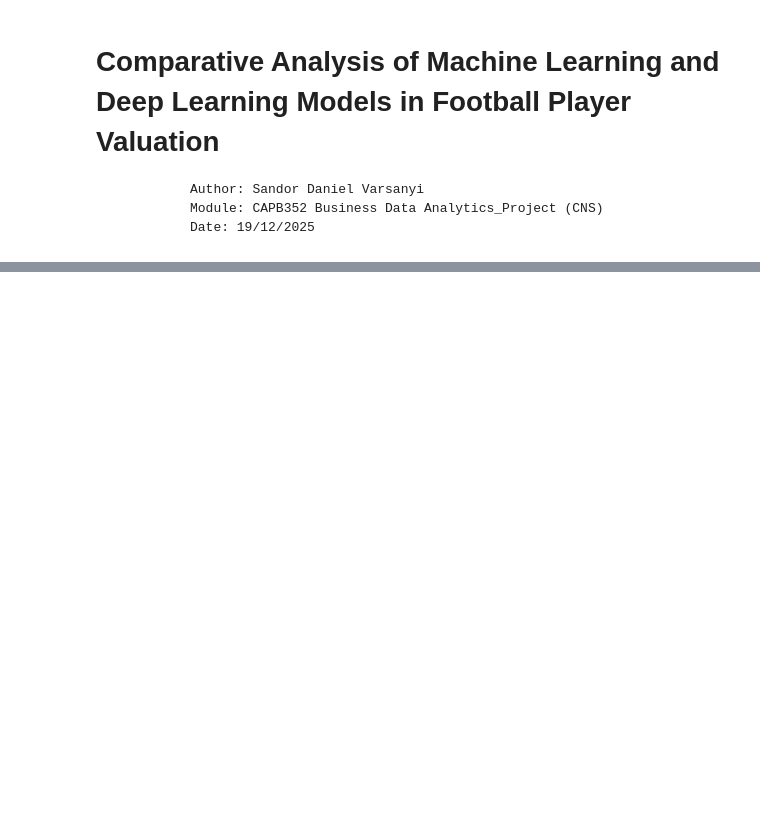
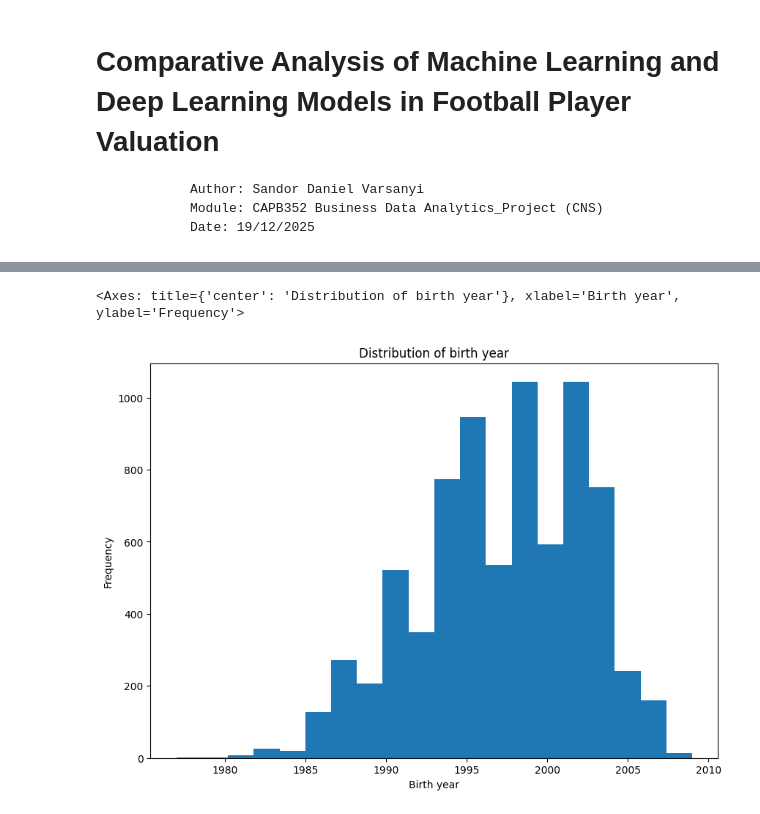
Before and after one commit to sanyi1998/Sandor_Varsanyi_CAPB352_BDA_Project_2025, a Jupyter notebook: Sandor_Varsanyi_CAPB352_final_project.ipynb, the cells around one changed output, grey strips where cells are left out. Drawn from its saved outputs; the diff is of its cells as text; code cells hidden in the pictures; blank space fills up the shorter version.

```diff
--- a/Sandor_Varsanyi_CAPB352_final_project.ipynb
+++ b/Sandor_Varsanyi_CAPB352_final_project.ipynb
@@ -65,0 +91,14 @@ df.shape
+# %%
+# Urls of connection tables and market value tables
+
+team_table_url_1 =   "https://raw.githubusercontent.com/sanyi1998/Sandor_Varsanyi_CAPB352_BDA_Project_2025/refs/heads/main/football_dataset_csv/meta_data/Teams_table.csv"
+
+league_table_url_2 =  "https://raw.githubusercontent.com/sanyi1998/Sandor_Varsanyi_CAPB352_BDA_Project_2025/refs/heads/main/football_dataset_csv/meta_data/league_table.csv"
+
+season_table_url_3 = "https://raw.githubusercontent.com/sanyi1998/Sandor_Varsanyi_CAPB352_BDA_Project_2025/refs/heads/main/football_dataset_csv/meta_data/Season_table.csv"
+
+nation_table_url_4 = "https://raw.githubusercontent.com/sanyi1998/Sandor_Varsanyi_CAPB352_BDA_Project_2025/refs/heads/main/football_dataset_csv/meta_data/Nation_table_final.csv"
+
+player_table_url_5 = "https://raw.githubusercontent.com/sanyi1998/Sandor_Varsanyi_CAPB352_BDA_Project_2025/refs/heads/main/football_dataset_csv/meta_data/player_table_final.csv"
+
+market_value_url_6 = "https://raw.githubusercontent.com/sanyi1998/Sandor_Varsanyi_CAPB352_BDA_Project_2025/refs/heads/main/football_dataset_csv/market_value/player_market_value_final_20-25.csv"
@@ -65,0 +445,13 @@ df.shape
+# %%
+# Add missing values to the nation_id and born columns
+
+# nation_id replaced missing value with 5
+
+df_player["nation_id"] = df_player["nation_id"].fillna(5)
+
+# born missing values replaced with the mean of the columns
+
+df_player["born"] = df_player["born"].fillna(df_player["born"].mean())
+
+
+#
@@ -65,0 +478,7 @@ df.shape
+# %%
+# Convert floats to integers
+
+df_player["nation_id"] = df_player["nation_id"].astype(int)
+df_player["born"] = df_player["born"].astype(int)
+
+df_player.info()
@@ -65,0 +567,9 @@ df.shape
+# %%
+# create the histogram
+
+df_player['born'].plot(kind='hist', bins=20, figsize=(10,7), title='Distribution of birth year', xlabel='Birth year', ylabel='Frequency')
+
+#
+# %% [output]
+<Axes: title={'center': 'Distribution of birth year'}, xlabel='Birth year', ylabel='Frequency'>
+[figure, added]
```
Also changed, not shown: parts of 79 cells of this notebook.
